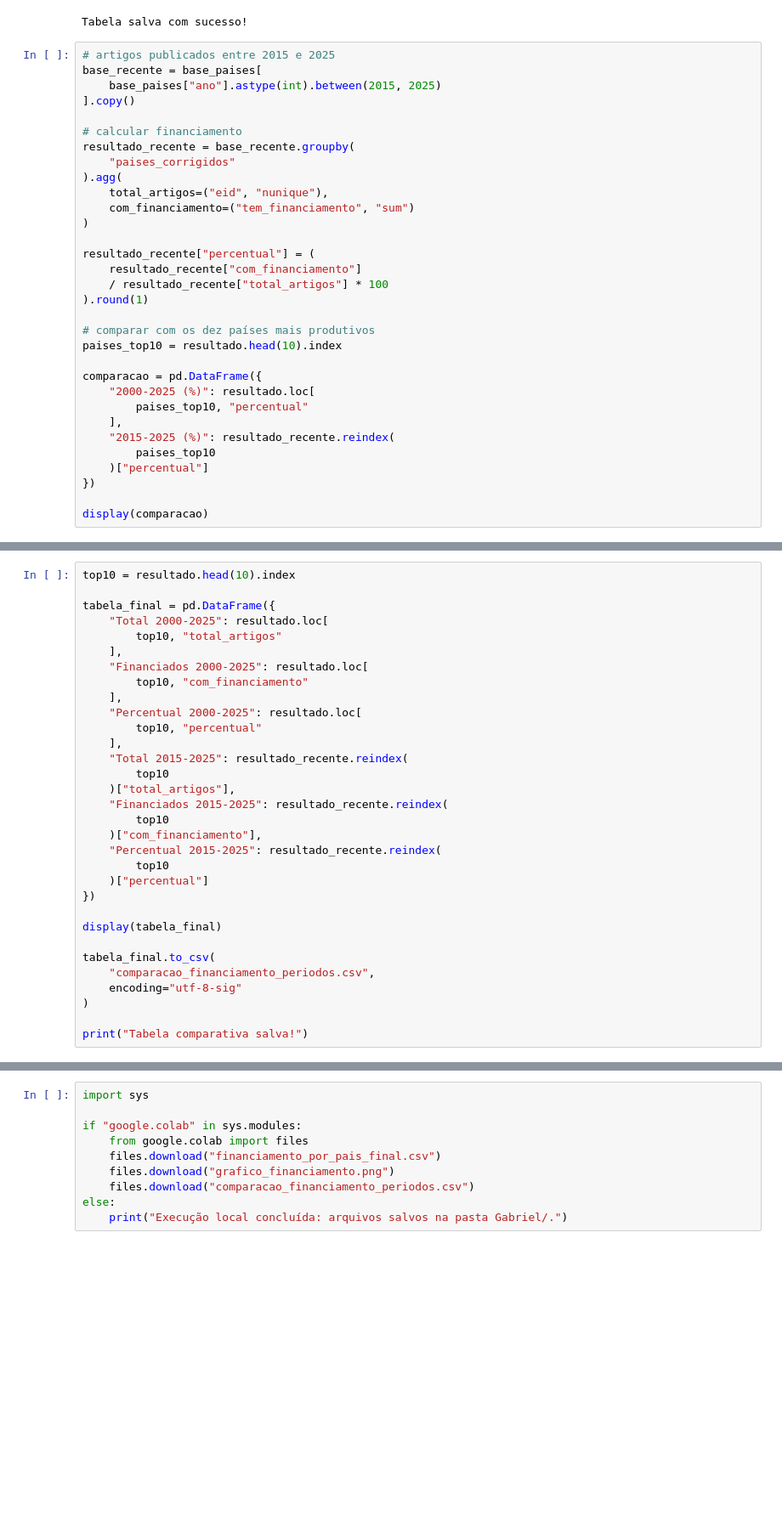
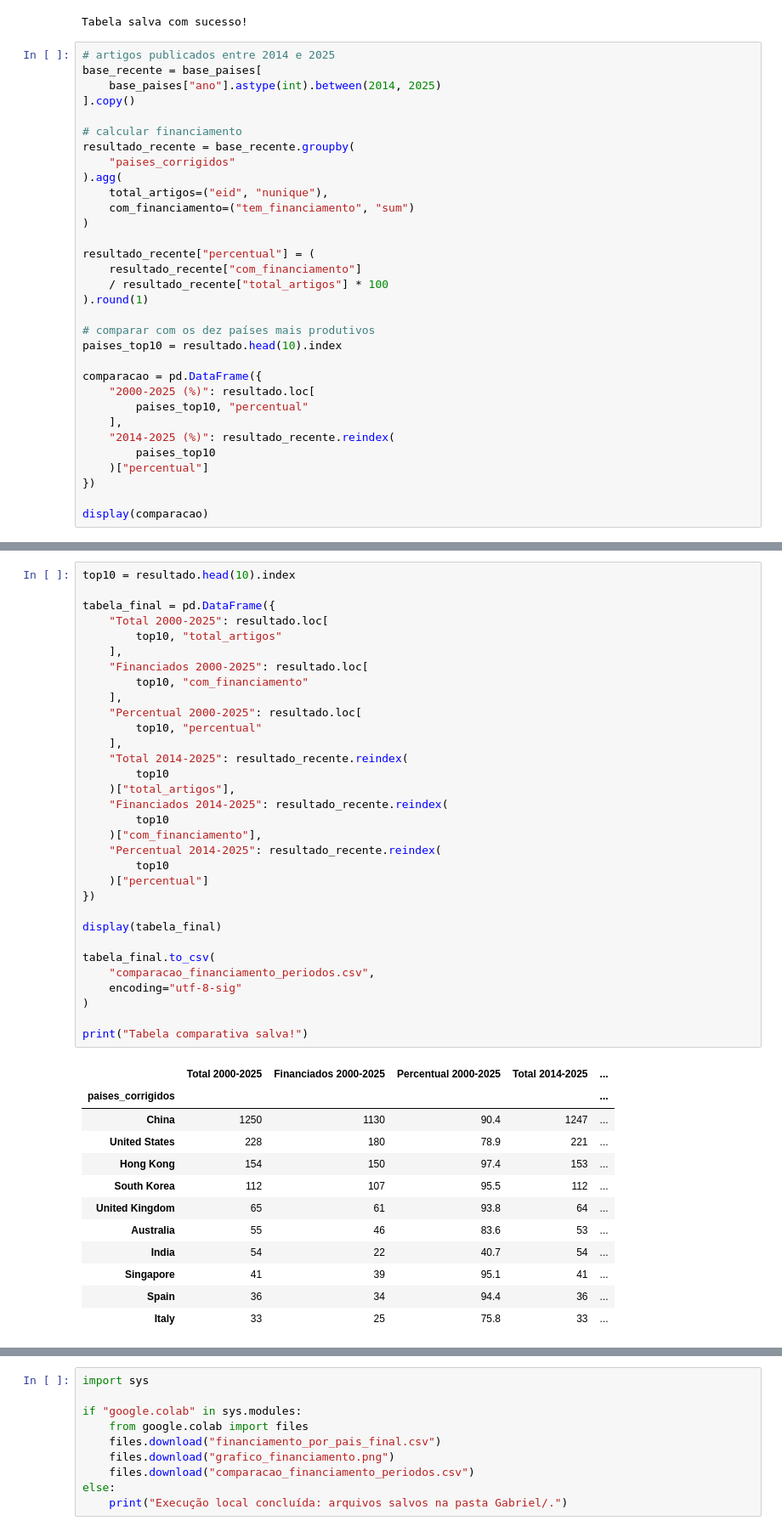
Before and after one commit to OdeilsonMorais/Atividade_Final_FCM, a Jupyter notebook: Gabriel/Gabriel_Analise_Financiamento.ipynb, the cells around one changed output, grey strips where cells are left out. Shown at 85% size. Drawn from its saved outputs; the diff is of its cells as text; blank space fills up the shorter version.

Commit message:
Gabriel: mantém só o notebook na base G, compara com 2014-2025 e remove a versão duplicada

```diff
--- a/Gabriel/Gabriel_Analise_Financiamento.ipynb
+++ b/Gabriel/Gabriel_Analise_Financiamento.ipynb
@@ -380,9 +385,9 @@ print("Tabela salva com sucesso!")
 # %% [output]
 Tabela salva com sucesso!
 # %%
-# artigos publicados entre 2015 e 2025
+# artigos publicados entre 2014 e 2025
 base_recente = base_paises[
-    base_paises["ano"].astype(int).between(2015, 2025)
+    base_paises["ano"].astype(int).between(2014, 2025)
 ].copy()
 
 # calcular financiamento
@@ -405,7 +410,7 @@ comparacao = pd.DataFrame({
     "2000-2025 (%)": resultado.loc[
         paises_top10, "percentual"
     ],
-    "2015-2025 (%)": resultado_recente.reindex(
+    "2014-2025 (%)": resultado_recente.reindex(
         paises_top10
     )["percentual"]
 })
@@ -427,33 +432,45 @@ Italy                       75.8           75.8
 # %%
 top10 = resultado.head(10).index
 
 tabela_final = pd.DataFrame({
     "Total 2000-2025": resultado.loc[
         top10, "total_artigos"
     ],
     "Financiados 2000-2025": resultado.loc[
         top10, "com_financiamento"
     ],
     "Percentual 2000-2025": resultado.loc[
         top10, "percentual"
     ],
-    "Total 2015-2025": resultado_recente.reindex(
+    "Total 2014-2025": resultado_recente.reindex(
         top10
     )["total_artigos"],
-    "Financiados 2015-2025": resultado_recente.reindex(
+    "Financiados 2014-2025": resultado_recente.reindex(
         top10
     )["com_financiamento"],
-    "Percentual 2015-2025": resultado_recente.reindex(
+    "Percentual 2014-2025": resultado_recente.reindex(
         top10
     )["percentual"]
 })
 
 display(tabela_final)
 
 tabela_final.to_csv(
     "comparacao_financiamento_periodos.csv",
     encoding="utf-8-sig"
 )
 
 print("Tabela comparativa salva!")
 # %% [output]
+|  | Total 2000-2025 | Financiados 2000-2025 | Percentual 2000-2025 | Total 2014-2025 | ... |
+| paises_corrigidos |  |  |  |  | ... |
+| China | 1250 | 1130 | 90.4 | 1247 | ... |
+| United States | 228 | 180 | 78.9 | 221 | ... |
+| Hong Kong | 154 | 150 | 97.4 | 153 | ... |
+| South Korea | 112 | 107 | 95.5 | 112 | ... |
+| United Kingdom | 65 | 61 | 93.8 | 64 | ... |
+| Australia | 55 | 46 | 83.6 | 53 | ... |
+| India | 54 | 22 | 40.7 | 54 | ... |
+| Singapore | 41 | 39 | 95.1 | 41 | ... |
+| Spain | 36 | 34 | 94.4 | 36 | ... |
+| Italy | 33 | 25 | 75.8 | 33 | ... |
```
Also changed, not shown: parts of 11 cells of this notebook, 7 other files.
